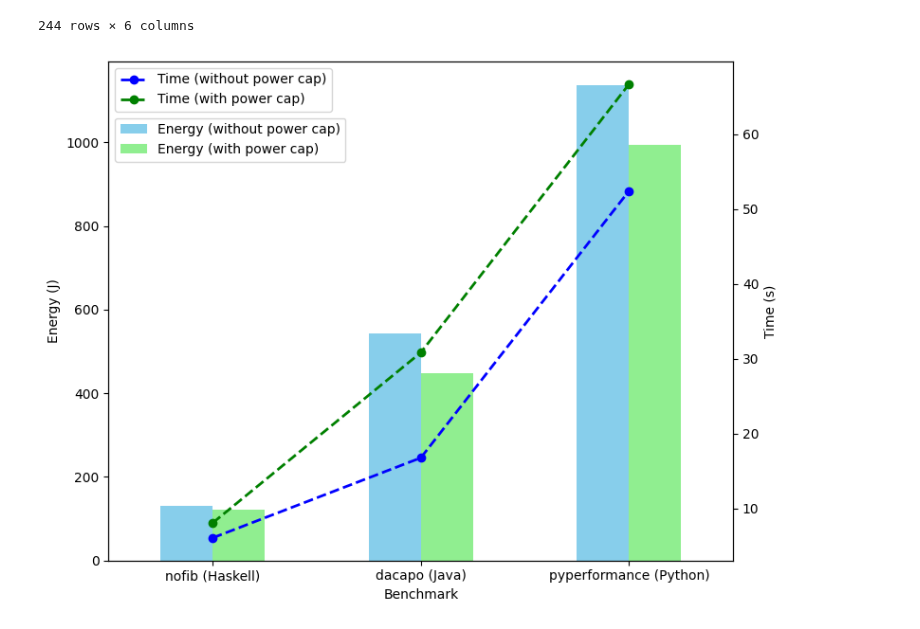
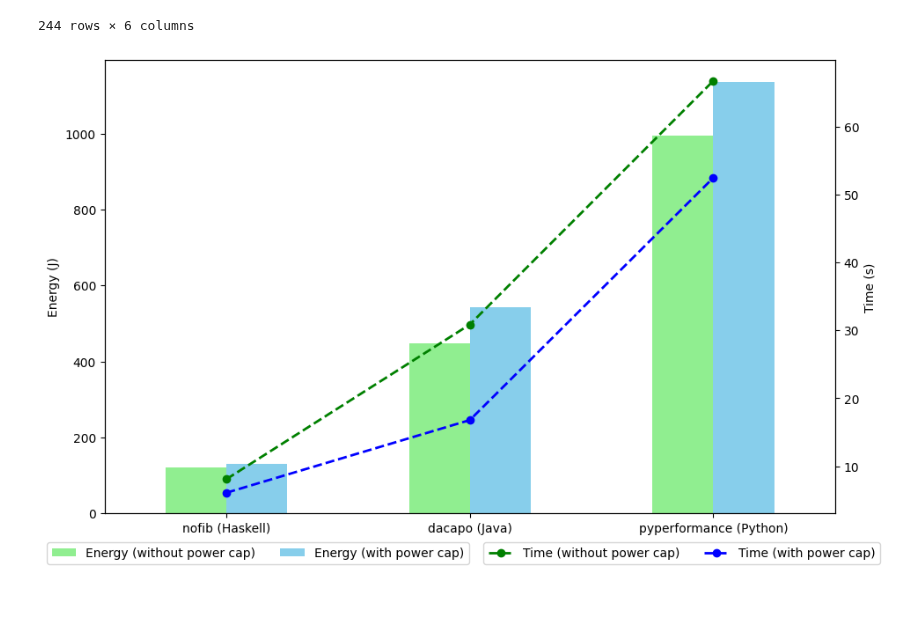
Before and after one commit to LuisMPSilva01/Energy-Languages-PowerCap, a Jupyter notebook: NoteBooks/statistics_benchmarks.ipynb, the cells around one changed output. Drawn from its saved outputs; the diff is of its cells as text; code cells hidden in the pictures; blank space fills up the shorter version.

```diff
--- a/NoteBooks/statistics_benchmarks.ipynb
+++ b/NoteBooks/statistics_benchmarks.ipynb
@@ -436,41 +426,48 @@ df_mean_values
 | 243 | Python | xml_etree | 15 | 1167.579878 | 78.656571 | pyperformance (Python) |
 244 rows × 6 columns
 # %%
-# Calcula a média de Energy (J) e Time (ms) para cada Language e PowerLimit
+# Agrupar e calcular a média da energia e tempo por Language (updated) e PowerLimit
 df_energy = df_mean_values.groupby(['Language (updated)', 'PowerLimit'])['Energy (J)'].mean().unstack()
 df_time = df_mean_values.groupby(['Language (updated)', 'PowerLimit'])['Time (ms)'].mean().unstack()
+
+# Reordenar as colunas PowerLimit para que 15 apareça antes de -1
+power_limit_order = [15, -1]  # Ordem desejada de PowerLimit
+
+# Reindexar os DataFrames usando a nova ordem de PowerLimit
+df_energy = df_energy.reindex(columns=power_limit_order)
+df_time = df_time.reindex(columns=power_limit_order)
 
 # Reordena as colunas na ordem desejada
 desired_order = ['nofib (Haskell)', 'dacapo (Java)', 'pyperformance (Python)']
 df_energy = df_energy.reindex(desired_order)
 df_time = df_time.reindex(desired_order)
 
 # Cores para os gráficos
-energy_colors = ['skyblue', 'lightgreen']  # Azul para 'without power cap', verde para 'with power cap'
-time_colors = ['blue', 'green']  # Azul para 'without power cap', verde para 'with power cap'
+energy_colors = ['lightgreen', 'skyblue']  # Green for 'with power cap', blue for 'without power cap'
+time_colors = ['green', 'blue']  # Green for 'with power cap', blue for 'without power cap'
 
 # Cria o gráfico de barras para Energy (J)
-fig, ax1 = plt.subplots(figsize=(8, 6))
+fig, ax1 = plt.subplots(figsize=(10, 6))
 df_energy.plot(kind='bar', ax=ax1, color=energy_colors)
 
 # Configurações do gráfico para Energy (J)
-ax1.set_xlabel('Benchmark')
+ax1.set_xlabel('')
 ax1.set_ylabel('Energy (J)')
 #ax1.set_title('Average Energy Consumption and Time by Benchmark')
-ax1.legend(['Energy (without power cap)', 'Energy (with power cap)'], bbox_to_anchor=(0.39, 0.90), loc='upper right')
+ax1.legend(['Energy (without power cap)', 'Energy (with power cap)'], bbox_to_anchor=(0.21, -0.05), ncol=2, loc='upper center')
 ax1.tick_params(axis='x', rotation=0)  # Mantém o eixo x sem rotação
 
 # Cria um segundo eixo y para Time (ms)
 ax2 = ax1.twinx()
 df_time.plot(kind='line', ax=ax2, marker='o', linewidth=2, linestyle='--', color=time_colors)
 
 # Configurações do gráfico para Time (ms)
 ax2.set_ylabel('Time (s)')
-ax2.legend(['Time (without power cap)', 'Time (with power cap)'], loc='upper left')
+ax2.legend(['Time (without power cap)', 'Time (with power cap)'], loc='upper center',  bbox_to_anchor=(0.79, -0.05), ncol=2)
 
 # Ajusta o layout para evitar sobreposição
 plt.tight_layout()
 
 plt.show()
 # %% [output]
-[figure, old version]
+[figure, new version]
```
Also changed, not shown: parts of 4 cells of this notebook.
